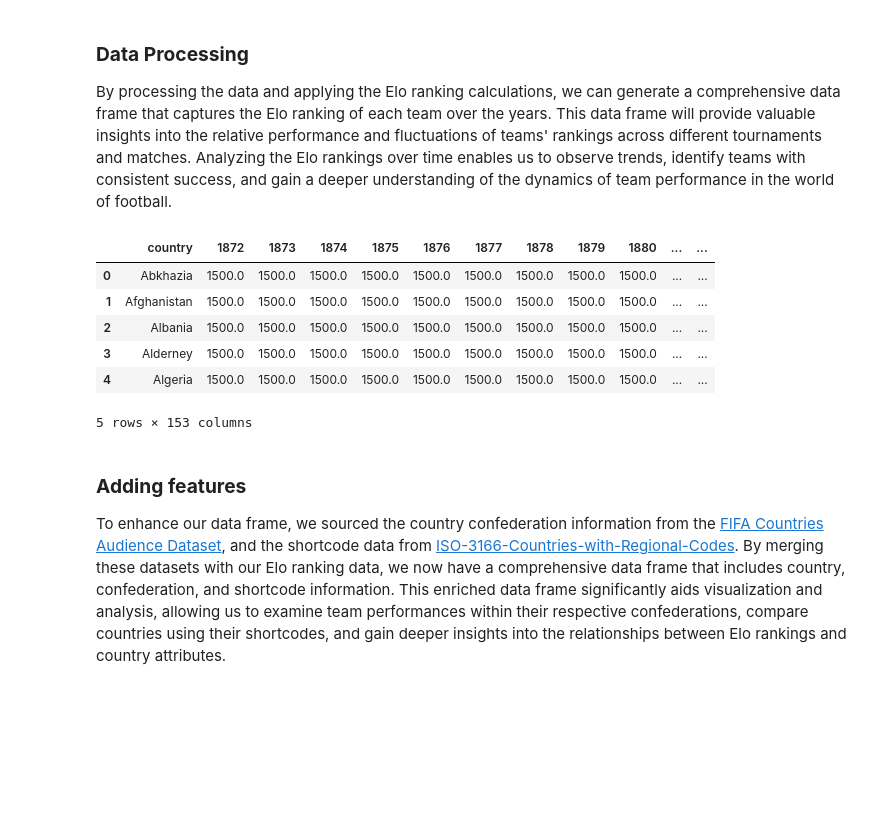
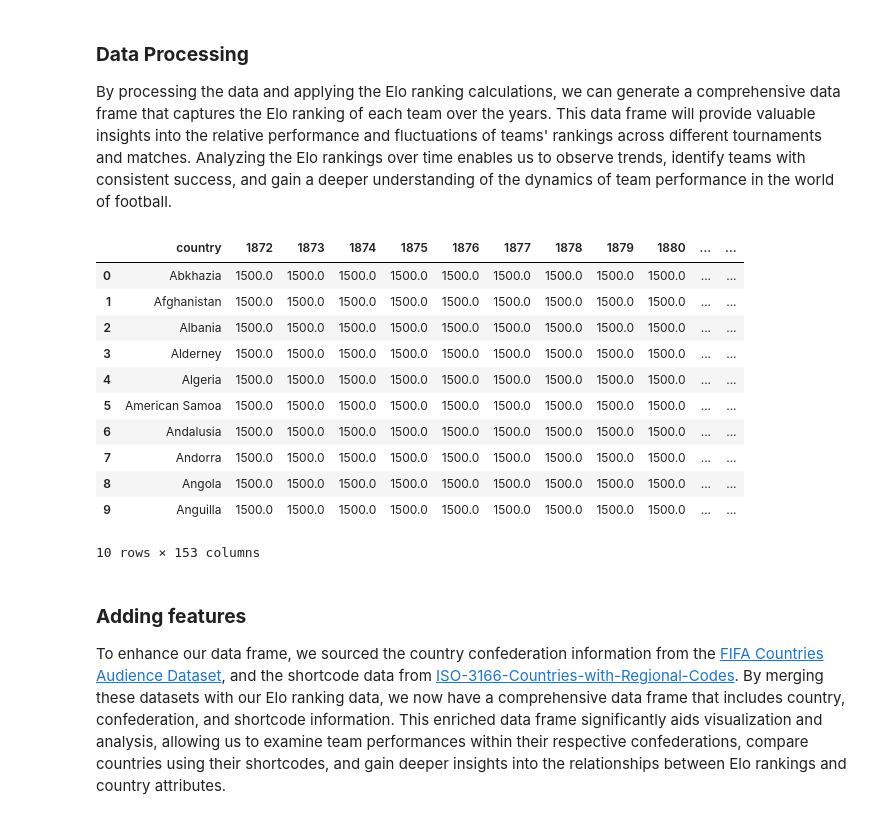
Before and after one commit to ryann-arruda/python-data-analysis, a Jupyter notebook: project_final.ipynb, the cells around one changed output. Cells and saved outputs as stored; diff of their text form; code cells hidden in the pictures; blank space fills up the shorter version.

```diff
--- a/project_final.ipynb
+++ b/project_final.ipynb
@@ -524,6 +535,16 @@ ax = sns.lineplot(data=goal_rate, x='year', y='goal_rate')
 plt.locator_params(axis='x', nbins=20)
 ax.set_title("Rate of Goals per Year", size=16)
 ax.set_ylabel("goal rate")
+
+# Add linear regression
+result = linregress(goal_rate.year, goal_rate.goal_rate)
+
+def f(x):
+    return x*result.slope + result.intercept
+
+min_value = goal_rate.year.iloc[0]
+max_value = goal_rate.year.iloc[-1]
+plt.plot((min_value, max_value), (f(min_value), f(max_value)), c='r')
 ax.set_yticks(list(range(0, 7)))
 
 # Show
@@ -1036,18 +1057,9 @@ def elo(ranking_a, ranking_b, goal_dif, tournament, neutral):
 
 By processing the data and applying the Elo ranking calculations, we can generate a comprehensive data frame that captures the Elo ranking of each team over the years. This data frame will provide valuable insights into the relative performance and fluctuations of teams' rankings across different tournaments and matches. Analyzing the Elo rankings over time enables us to observe trends, identify teams with consistent success, and gain a deeper understanding of the dynamics of team performance in the world of football.
 # %%
-# Create a goal_dif column
-results['goal_dif'] = results['home_score'] - results['away_score']
-# Create a total_goals column
-results['total_goals'] = results['home_score'] + results['away_score']
-# Change type of date column to datetime
-results['date'] = pd.to_datetime(results.date)
-# Add column year
-results['year'] = results.date.map(lambda x: x.year)
-
-
 # Assigning default rating of 1500 to each team
-unique_team_list = np.unique(pd.concat([results.home_team, results.away_team], ignore_index=True))
+unique_team_list = np.unique(pd.concat([results.home_team,
+                                        results.away_team], ignore_index=True))
 rating_dict = {team:1500 for team in unique_team_list}
 # Assign each year of dataset
 year_list = results.year.unique()
@@ -1067,35 +1079,40 @@ for year in year_list:
         away_team = row.away_team
 
         # Get other informations
         goal_dif = row.goal_dif
         tournament = row.tournament
         neutral = row.neutral
 
         # Get home and away teams scores
         home_team_score = rating_dict[home_team]
         away_team_score = rating_dict[away_team]
 
         # Calculate new scores according to result of the match
         home_team_score, away_team_score = elo(home_team_score, away_team_score, goal_dif, tournament, neutral)
 
         # Assign new scores
         rating_dict[home_team] = home_team_score
         rating_dict[away_team] = away_team_score
 
     # Transform rating_dict into DataFrame
     year_dict[year] = rating_dict.copy()
 
 country_ranking = pd.DataFrame.from_dict(year_dict)
 country_ranking = country_ranking.reset_index().rename(columns={'index': 'country'})
-country_ranking.head()
+country_ranking.head(10)
 # %% [output]
 |  | country | 1872 | 1873 | 1874 | 1875 | 1876 | 1877 | 1878 | 1879 | 1880 | ... | ... |
 | 0 | Abkhazia | 1500.0 | 1500.0 | 1500.0 | 1500.0 | 1500.0 | 1500.0 | 1500.0 | 1500.0 | 1500.0 | ... | ... |
 | 1 | Afghanistan | 1500.0 | 1500.0 | 1500.0 | 1500.0 | 1500.0 | 1500.0 | 1500.0 | 1500.0 | 1500.0 | ... | ... |
 | 2 | Albania | 1500.0 | 1500.0 | 1500.0 | 1500.0 | 1500.0 | 1500.0 | 1500.0 | 1500.0 | 1500.0 | ... | ... |
 | 3 | Alderney | 1500.0 | 1500.0 | 1500.0 | 1500.0 | 1500.0 | 1500.0 | 1500.0 | 1500.0 | 1500.0 | ... | ... |
 | 4 | Algeria | 1500.0 | 1500.0 | 1500.0 | 1500.0 | 1500.0 | 1500.0 | 1500.0 | 1500.0 | 1500.0 | ... | ... |
+| 5 | American Samoa | 1500.0 | 1500.0 | 1500.0 | 1500.0 | 1500.0 | 1500.0 | 1500.0 | 1500.0 | 1500.0 | ... | ... |
+| 6 | Andalusia | 1500.0 | 1500.0 | 1500.0 | 1500.0 | 1500.0 | 1500.0 | 1500.0 | 1500.0 | 1500.0 | ... | ... |
+| 7 | Andorra | 1500.0 | 1500.0 | 1500.0 | 1500.0 | 1500.0 | 1500.0 | 1500.0 | 1500.0 | 1500.0 | ... | ... |
+| 8 | Angola | 1500.0 | 1500.0 | 1500.0 | 1500.0 | 1500.0 | 1500.0 | 1500.0 | 1500.0 | 1500.0 | ... | ... |
+| 9 | Anguilla | 1500.0 | 1500.0 | 1500.0 | 1500.0 | 1500.0 | 1500.0 | 1500.0 | 1500.0 | 1500.0 | ... | ... |
-5 rows × 153 columns
+10 rows × 153 columns
 # %% [markdown]
 ### **Adding features**
 
```
Also changed, not shown: parts of 17 cells of this notebook.
